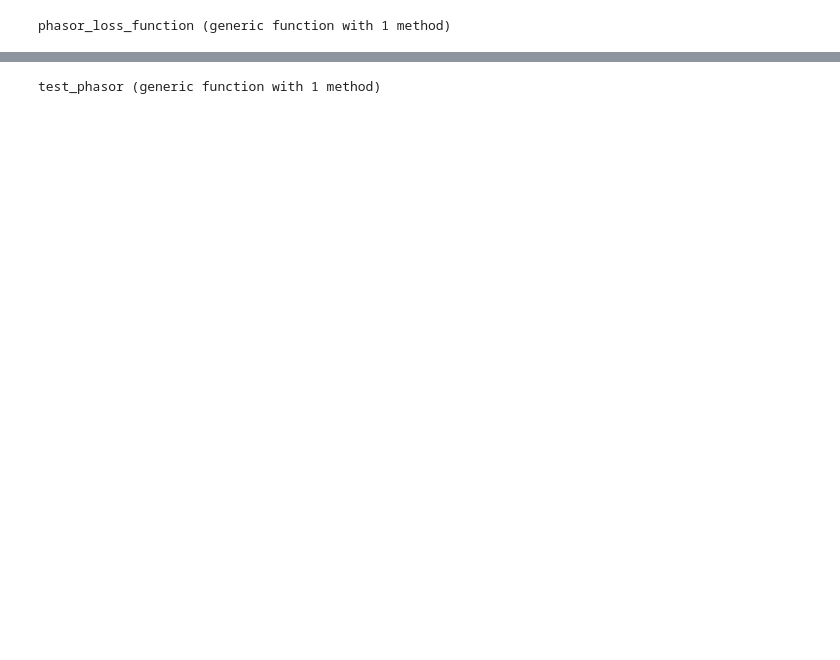
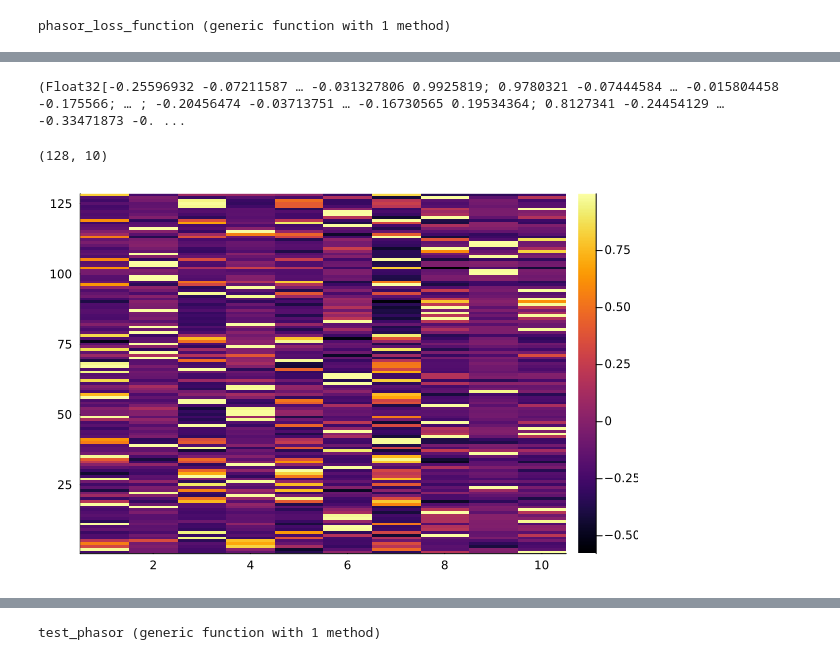
Before and after one commit to wilkieolin/PhasorNetworks.jl, a Jupyter notebook: demos/network fashionmnist.ipynb, the cells around one changed output, grey strips where cells are left out. Cells and saved outputs as stored; diff of their text form; code cells hidden in the pictures; blank space fills up the shorter version.

```diff
--- a/demos/network fashionmnist.ipynb
+++ b/demos/network fashionmnist.ipynb
@@ -261,0 +310,12 @@ plot!(log1p.(losses_f))
+# %%
+yp1, _ = p_model(x0 |> gdev, ps_train_f, st_train_f)
+# %% [output]
+(Float32[-0.25596932 -0.07211587 … -0.031327806 0.9925819; 0.9780321 -0.07444584 … -0.015804458 -0.175566; … ; -0.20456474 -0.03713751 … -0.16730565 0.19534364; 0.8127341 -0.24454129 … -0.33471873 -0. ...
+# %%
+size(yp1)
+# %% [output]
+(128, 10)
+# %%
+heatmap(cdev(yp1))
+# %% [output]
+[figure, added]
```
Also changed, not shown: parts of 58 cells of this notebook, 6 other files.
